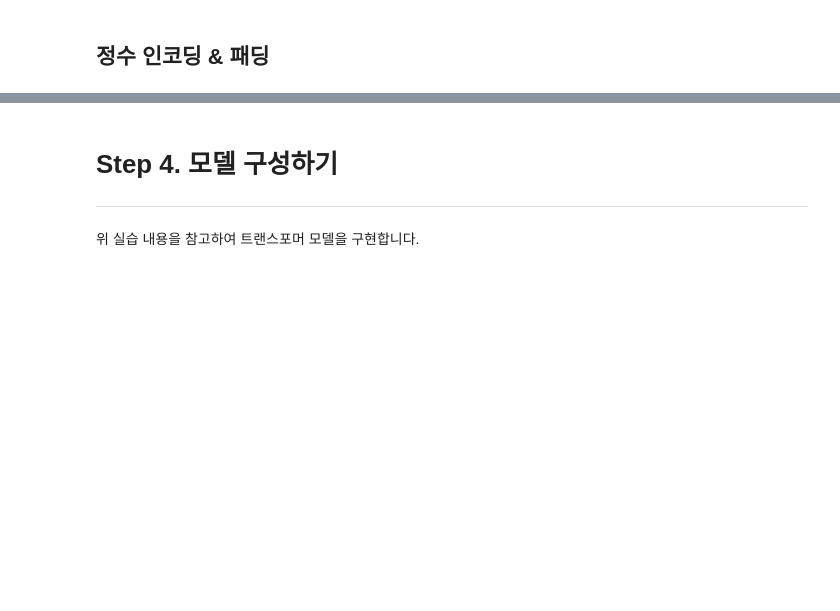
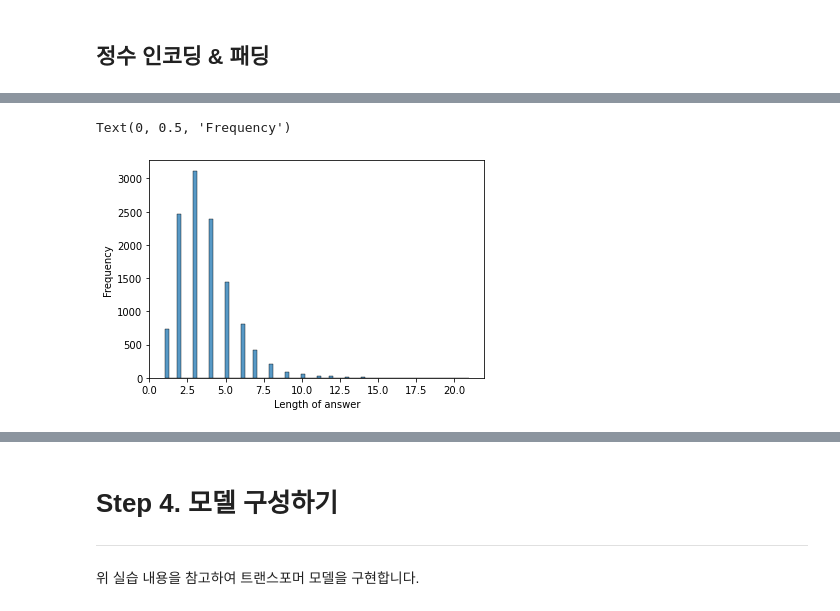
Before and after one commit to knachinen/aiffel_quest, a Jupyter notebook: m3_exploration_16/expl_16_prj_main.ipynb, the cells around one changed output, grey strips where cells are left out. Saved outputs shown, nothing was run; the diff lists cells and outputs as text; code cells hidden in the pictures; blank space fills up the shorter version.

```diff
--- a/m3_exploration_16/expl_16_prj_main.ipynb
+++ b/m3_exploration_16/expl_16_prj_main.ipynb
@@ -155 +170,9 @@ print(under_val / df_train_q.shape[0])
+# %%
+sns.histplot(y_train.str.split().str.len())
+
+plt.xlabel('Length of answer')
+plt.ylabel('Frequency')
+# %% [output]
+Text(0, 0.5, 'Frequency')
+[figure, added]
 # %%
```
Also changed, not shown: parts of 39 cells of this notebook.
